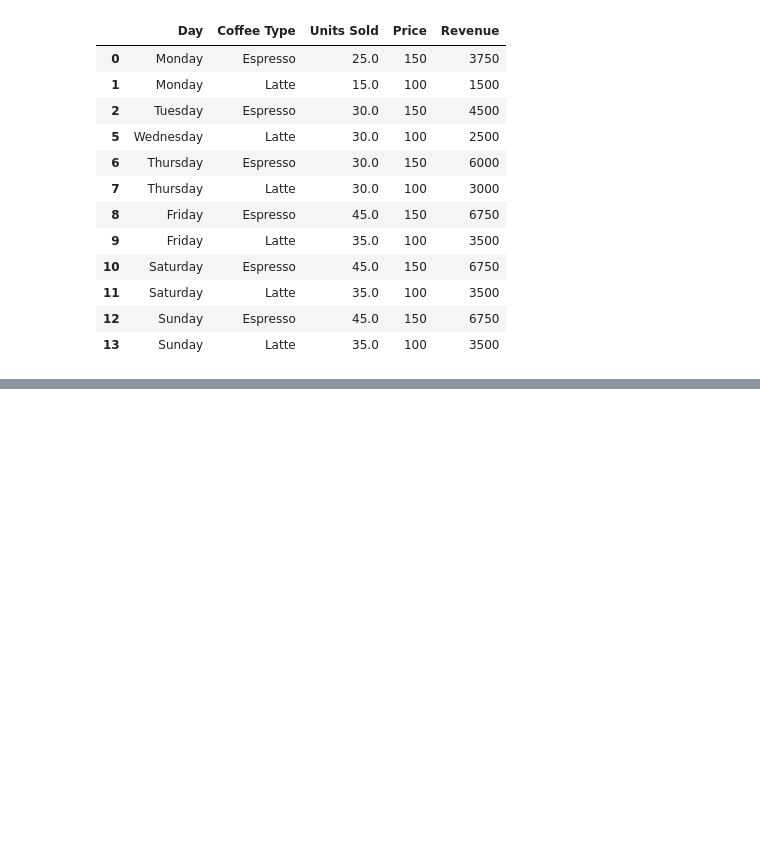
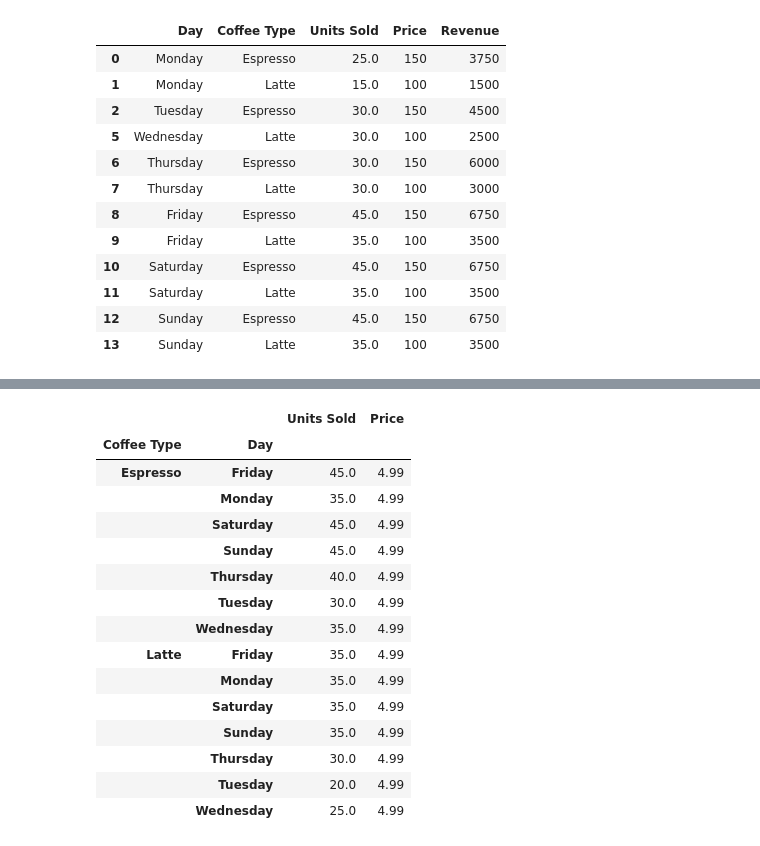
Before and after one commit to Ar3missss/pandas-project, a Jupyter notebook: filtering.ipynb, the cells around one changed output, grey strips where cells are left out. Drawn from its saved outputs; the diff is of its cells as text; code cells hidden in the pictures; blank space fills up the shorter version.

```diff
--- a/filtering.ipynb
+++ b/filtering.ipynb
@@ -623,0 +706,19 @@ coffee_new[coffee_new['Units Sold'].notna()]
+# %%
+coffee.groupby(['Coffee Type','Day']).agg({'Units Sold':'sum', 'Price':'mean'})
+# %% [output]
+|  |  | Units Sold | Price |
+| Coffee Type | Day |  |  |
+| Espresso | Friday | 45.0 | 4.99 |
+|  | Monday | 35.0 | 4.99 |
+|  | Saturday | 45.0 | 4.99 |
+|  | Sunday | 45.0 | 4.99 |
+|  | Thursday | 40.0 | 4.99 |
+|  | Tuesday | 30.0 | 4.99 |
+|  | Wednesday | 35.0 | 4.99 |
+| Latte | Friday | 35.0 | 4.99 |
+|  | Monday | 35.0 | 4.99 |
+|  | Saturday | 35.0 | 4.99 |
+|  | Sunday | 35.0 | 4.99 |
+|  | Thursday | 30.0 | 4.99 |
+|  | Tuesday | 20.0 | 4.99 |
+|  | Wednesday | 25.0 | 4.99 |
```
Also changed, not shown: parts of 5 cells of this notebook.
